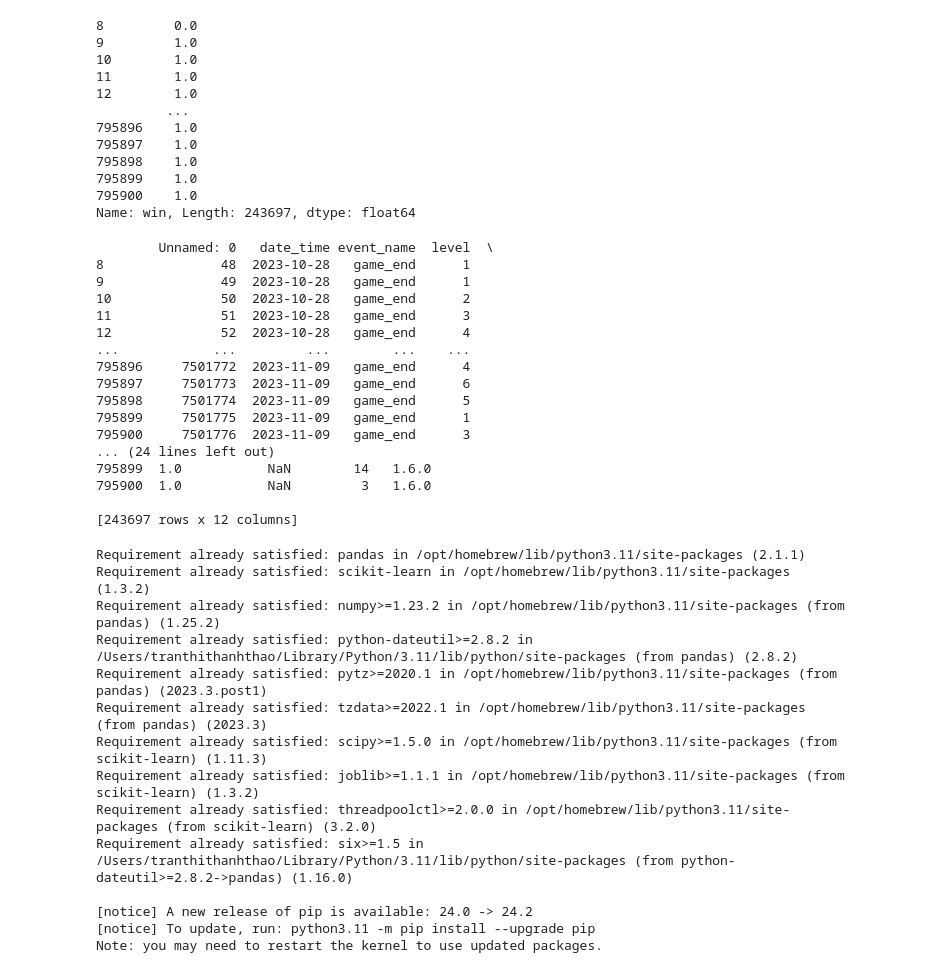
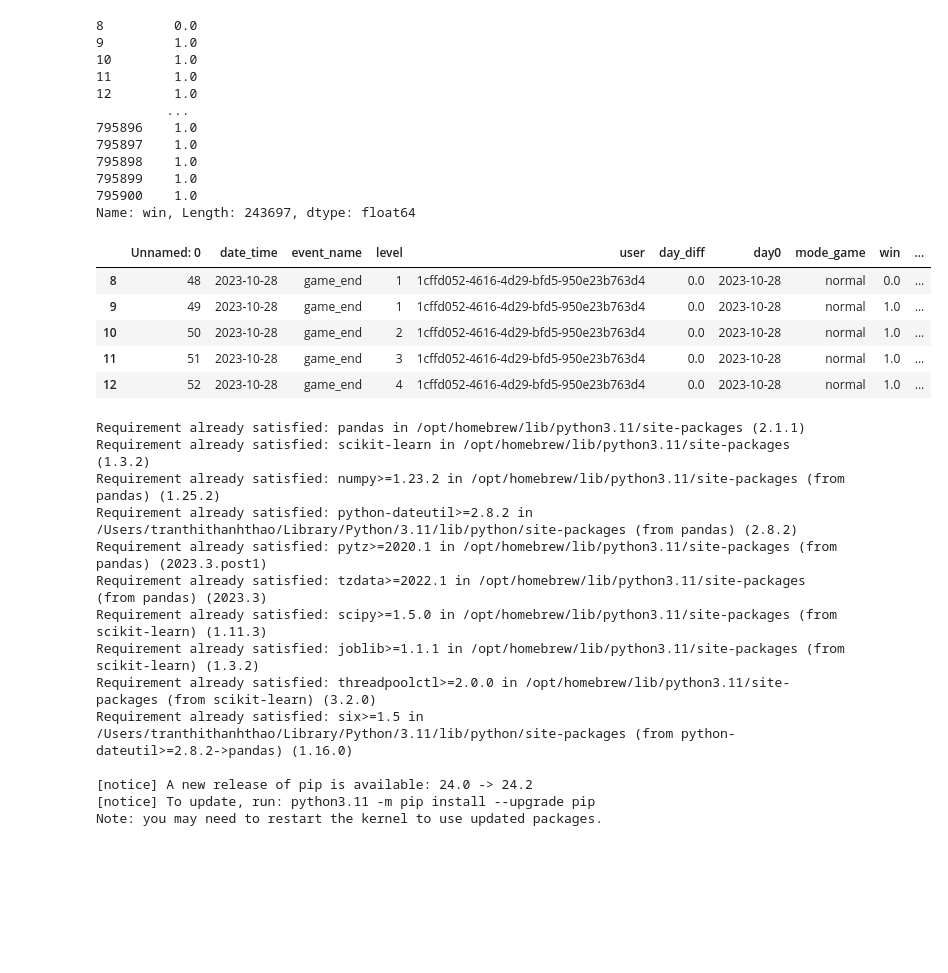
Before and after one commit to thanhthao2004/user-flow-segmentation, a Jupyter notebook: EDA.ipynb, the cells around one changed output. Drawn from its saved outputs; the diff is of its cells as text; code cells hidden in the pictures; blank space fills up the shorter version.

```diff
--- a/EDA.ipynb
+++ b/EDA.ipynb
@@ -83,26 +91,15 @@ print(df['win'])
 795899    1.0
 795900    1.0
 Name: win, Length: 243697, dtype: float64
-# %%
-print(df)
-# %% [output]
-        Unnamed: 0   date_time event_name  level  \
-8               48  2023-10-28   game_end      1
-9               49  2023-10-28   game_end      1
-10              50  2023-10-28   game_end      2
-11              51  2023-10-28   game_end      3
-12              52  2023-10-28   game_end      4
-...            ...         ...        ...    ...
-795896     7501772  2023-11-09   game_end      4
-795897     7501773  2023-11-09   game_end      6
-795898     7501774  2023-11-09   game_end      5
-795899     7501775  2023-11-09   game_end      1
-795900     7501776  2023-11-09   game_end      3
-... (24 lines left out)
-795899  1.0           NaN        14   1.6.0
-795900  1.0           NaN         3   1.6.0
-
-[243697 rows x 12 columns]
+# %%
+df.head()
+# %% [output]
+|  | Unnamed: 0 | date_time | event_name | level | user | day_diff | day0 | mode_game | win | ... |
+| 8 | 48 | 2023-10-28 | game_end | 1 | 1cffd052-4616-4d29-bfd5-950e23b763d4 | 0.0 | 2023-10-28 | normal | 0.0 | ... |
+| 9 | 49 | 2023-10-28 | game_end | 1 | 1cffd052-4616-4d29-bfd5-950e23b763d4 | 0.0 | 2023-10-28 | normal | 1.0 | ... |
+| 10 | 50 | 2023-10-28 | game_end | 2 | 1cffd052-4616-4d29-bfd5-950e23b763d4 | 0.0 | 2023-10-28 | normal | 1.0 | ... |
+| 11 | 51 | 2023-10-28 | game_end | 3 | 1cffd052-4616-4d29-bfd5-950e23b763d4 | 0.0 | 2023-10-28 | normal | 1.0 | ... |
+| 12 | 52 | 2023-10-28 | game_end | 4 | 1cffd052-4616-4d29-bfd5-950e23b763d4 | 0.0 | 2023-10-28 | normal | 1.0 | ... |
 # %%
 pip install pandas scikit-learn
 # %% [output]
```
Also changed, not shown: parts of 10 cells of this notebook, 3 other files.
